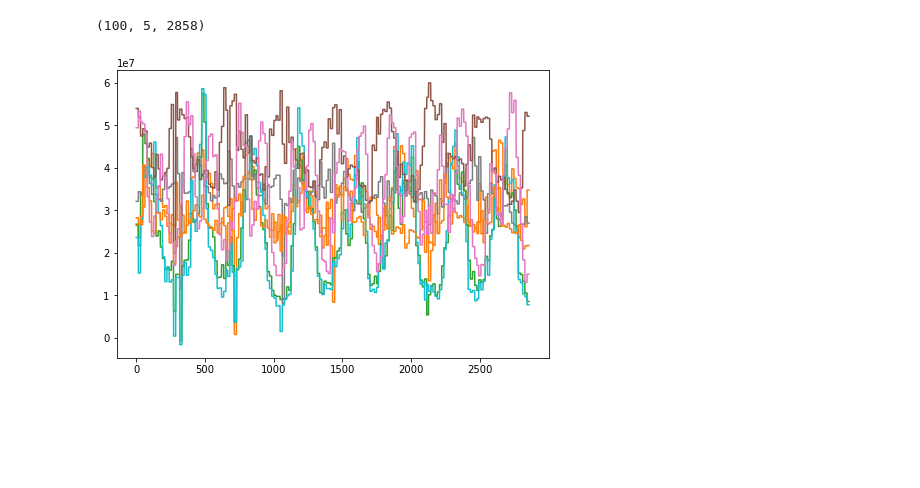
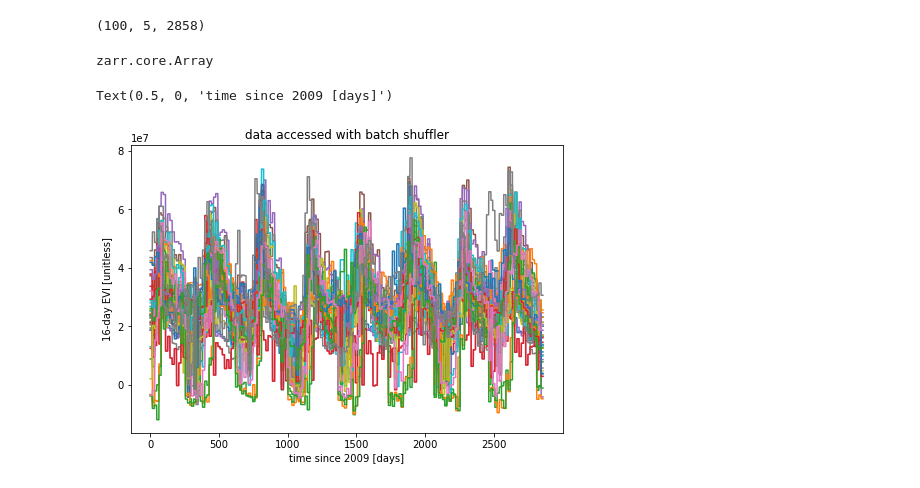
Before and after one commit to melwey/server_access, a Jupyter notebook: sampler_demo_python.ipynb, the cells around one changed output. Drawn from its saved outputs; the diff is of its cells as text; code cells hidden in the pictures; blank space fills up the shorter version.

```diff
--- a/sampler_demo_python.ipynb
+++ b/sampler_demo_python.ipynb
@@ -215,13 +204,26 @@ batches = g["batches"]
 batches.shape
 # %% [output]
 (100, 5, 2858)
+# %%
+type(batches)
+# %% [output]
+zarr.core.Array
 # %%
 fill_value = 1e32
 
-fig = plt.figure()
-ax = fig.add_axes([0, 0, 1, 1])
-for i in range(20):
-    y = batches[i,4,:]
-    ax.plot(np.ma.masked_where(y == fill_value, y))
+data = batches[:,:,:]
-# %% [output]
-[figure, removed]
+# %%
+
+fig = plt.figure()
+ax = fig.add_axes([0, 0, 1, 1])
+evi = data[:,4,:]
+for i in range(100):
+    y = evi[i,:]
+    ax.plot(np.ma.masked_where(y == fill_value, y))
+
+ax.set_title("data accessed with batch shuffler")
+ax.set_ylabel("16-day EVI [unitless]")
+ax.set_xlabel("time since 2009 [days]")
+# %% [output]
+Text(0.5, 0, 'time since 2009 [days]')
+[figure, added]
```
Also changed, not shown: parts of 7 cells of this notebook.
